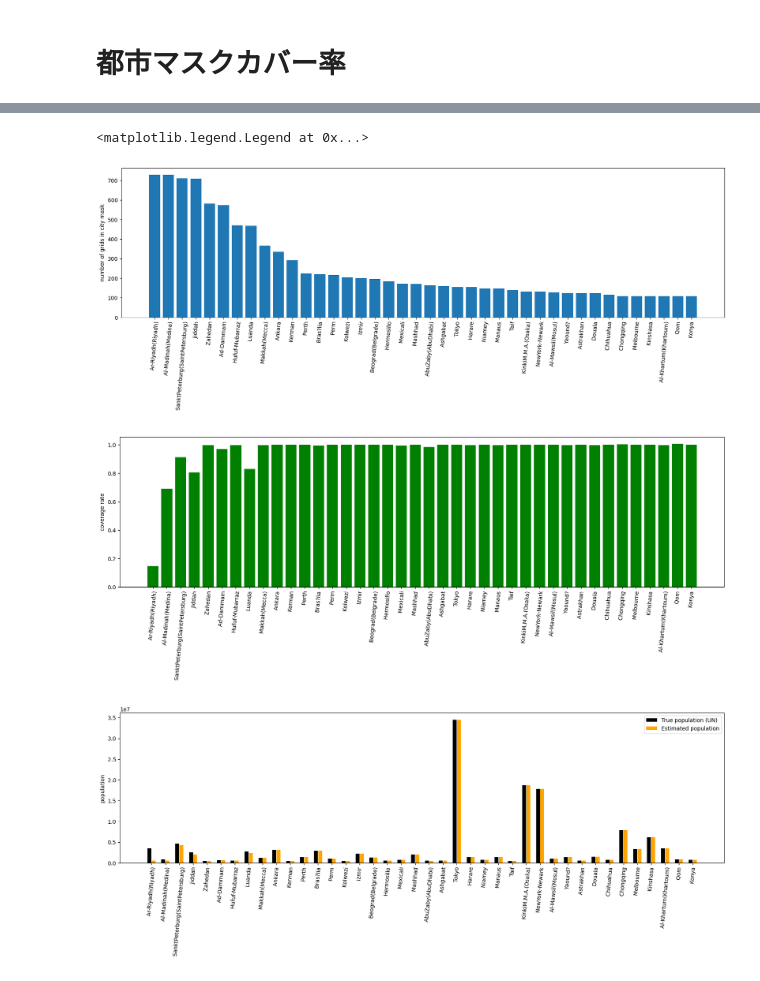
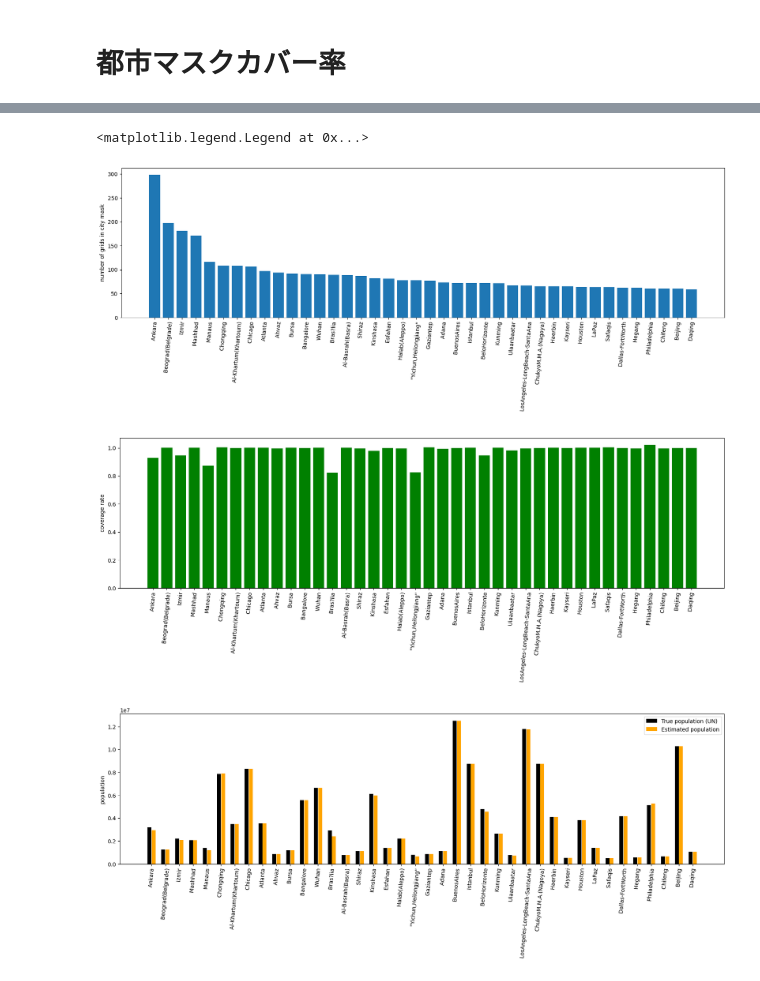
Before and after one commit to HalKiyo/xeno_jupyter_test, a Jupyter notebook: city/barchart.ipynb, the cells around one changed output, grey strips where cells are left out. Saved outputs shown, nothing was run; the diff lists cells and outputs as text; code cells hidden in the pictures.

```diff
--- a/city/barchart.ipynb
+++ b/city/barchart.ipynb
@@ -64,7 +64,7 @@ ax.legend()
 # %% [markdown]
 # 都市マスクカバー率
 # %%
-file_path = '/home/kajiyama/H08/H08_20230612/map/dat/result_citymask.txt'
+file_path = '/home/kajiyama/H08/H08_20230612/map/dat/cty_lst_/result_citymask.txt'
 data = []
 with open(file_path, 'r') as file:
     for line in file:
@@ -78,7 +78,7 @@ un_list = [float(i[3]) for i in data]
 coverage_list = [float(i[4]) for i in data]
 grid_list = [float(i[5]) for i in data]
 # %%
-file_path = '/home/kajiyama/H08/H08_20230612/map/dat/result_citymask.txt'
+file_path = '/home/kajiyama/H08/H08_20230612/map/dat/cty_lst_/result_citymask.txt'
 data = []
 with open(file_path, 'r') as file:
     for line in file:
@@ -136,5 +136,5 @@ print(index_sorted[start:end])
 # %%
-file_path = '/home/kajiyama/H08/H08_20230612/map/dat/result_citymask.txt'
+file_path = '/home/kajiyama/H08/H08_20230612/map/dat/cty_lst_/result_citymask.txt'
 data = []
 with open(file_path, 'r') as file:
     for line in file:
@@ -157,33 +157,33 @@ gwp_sorted = [gwp_list[i] for i in sorted_indices]
 un_sorted = [un_list[i] for i in sorted_indices]
 coverage_sorted = [coverage_list[i] for i in sorted_indices]
 
 start = 0
 end = 40
 
 fig, ax = plt.subplots(figsize=(20,5))
 ax.bar(name_sorted[start:end], grid_sorted[start:end])
 ax.set_xticks(name_sorted[start:end])
 ax.set_xticklabels(name_sorted[start:end], fontsize=10, rotation=85)
 ax.set_ylabel('number of grids in city mask')
 
 fig, ax = plt.subplots(figsize=(20,5))
 ax.bar(name_sorted[start:end], coverage_sorted[start:end], color='green')
 ax.set_xticks(name_sorted[start:end])
 ax.set_xticklabels(name_sorted[start:end], fontsize=10, rotation=85)
 ax.set_ylabel('coverage rate')
 
 fig, ax = plt.subplots(figsize=(20, 5))
 x = np.arange(end)
 gap = 0.15
 width=0.28
 ax.bar(x-gap, un_sorted[start:end], width, label='True population (UN)', color='black')
 ax.bar(x+gap, gwp_sorted[start:end], width, label='Estimated population', color='orange')
 ax.set_xticks(x)
 ax.set_xticklabels(name_sorted[start:end], fontsize=10, rotation=85)
 ax.set_ylabel('population')
 ax.legend()
 # %% [output]
 <matplotlib.legend.Legend at 0x...>
-[figure, old version]
+[figure, new version]
-[figure, old version]
+[figure, new version]
-[figure, old version]
+[figure, new version]
```
Also changed, not shown: parts of 1 cell of this notebook, 5 other files.
